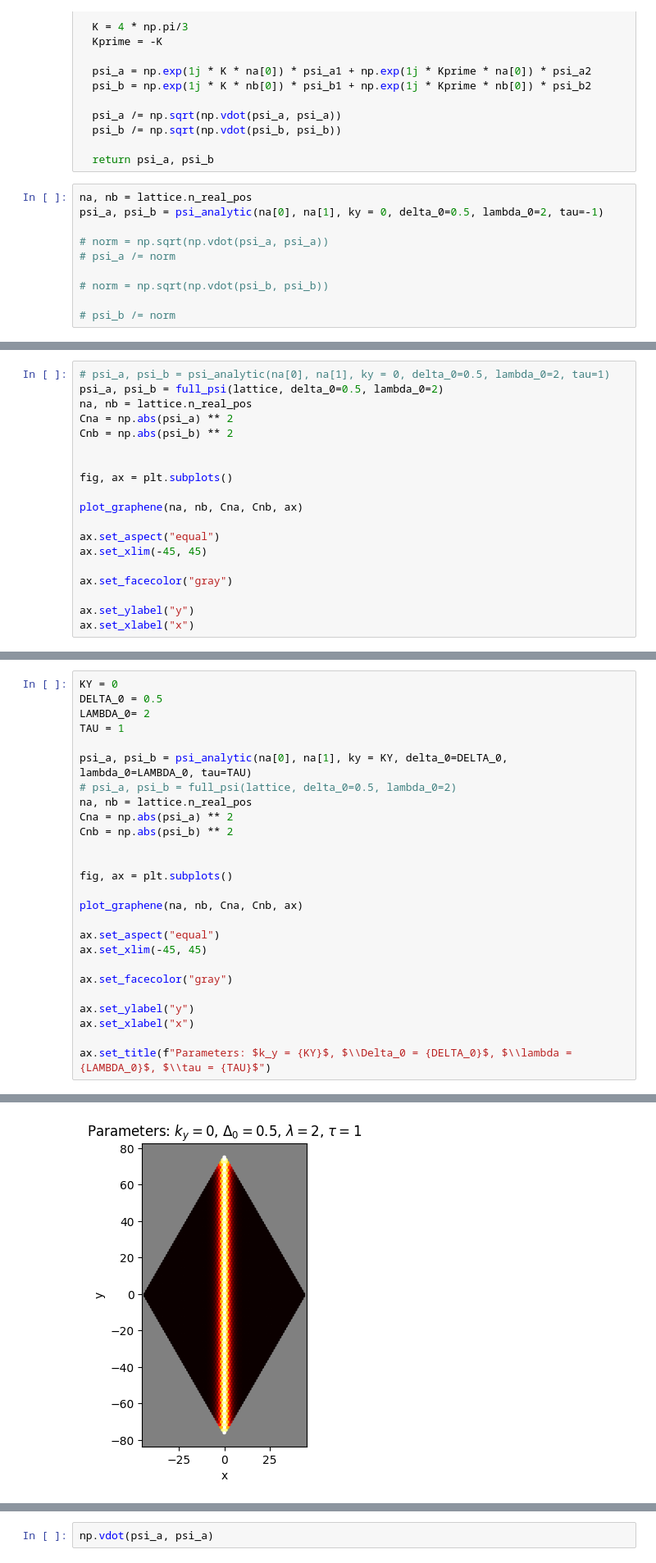
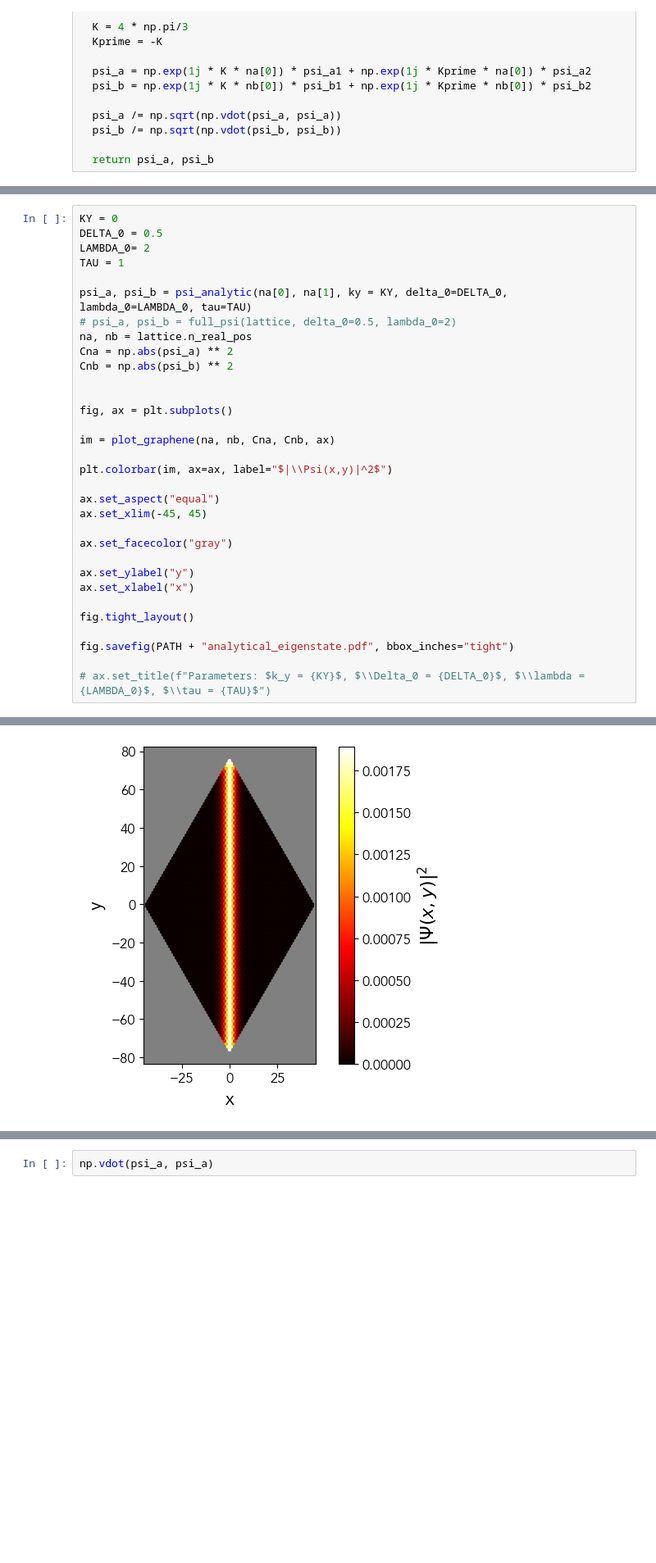
Before and after one commit to marcel-pinto/tight-binding-graphene-domain-wall, a Jupyter notebook: eigenstates.ipynb, the cells around one changed output, grey strips where cells are left out. Shown at 82% size. Drawn from its saved outputs; the diff is of its cells as text; blank space fills up the shorter version.

```diff
--- a/eigenstates.ipynb
+++ b/eigenstates.ipynb
@@ -113,13 +127,3 @@ def full_psi(lattice, delta_0, lambda_0):
   psi_b /= np.sqrt(np.vdot(psi_b, psi_b))
 
   return psi_a, psi_b
-# %%
-na, nb = lattice.n_real_pos
-psi_a, psi_b = psi_analytic(na[0], na[1], ky = 0, delta_0=0.5, lambda_0=2, tau=-1)
-
-# norm = np.sqrt(np.vdot(psi_a, psi_a))
-# psi_a /= norm
-
-# norm = np.sqrt(np.vdot(psi_b, psi_b))
-
-# psi_b /= norm
@@ -130,19 +129,0 @@ np.complex128(68.6737991851226+0j)
-# %%
-# psi_a, psi_b = psi_analytic(na[0], na[1], ky = 0, delta_0=0.5, lambda_0=2, tau=1)
-psi_a, psi_b = full_psi(lattice, delta_0=0.5, lambda_0=2)
-na, nb = lattice.n_real_pos
-Cna = np.abs(psi_a) ** 2
-Cnb = np.abs(psi_b) ** 2
-
-
-fig, ax = plt.subplots()
-
-plot_graphene(na, nb, Cna, Cnb, ax)
-
-ax.set_aspect("equal")
-ax.set_xlim(-45, 45)
-
-ax.set_facecolor("gray")
-
-ax.set_ylabel("y")
-ax.set_xlabel("x")
@@ -164,7 +142,9 @@ Cnb = np.abs(psi_b) ** 2
 
 fig, ax = plt.subplots()
 
-plot_graphene(na, nb, Cna, Cnb, ax)
+im = plot_graphene(na, nb, Cna, Cnb, ax)
+
+plt.colorbar(im, ax=ax, label="$|\\Psi(x,y)|^2$")
 
 ax.set_aspect("equal")
 ax.set_xlim(-45, 45)
@@ -174,5 +154,9 @@ ax.set_facecolor("gray")
 ax.set_ylabel("y")
 ax.set_xlabel("x")
 
-ax.set_title(f"Parameters: $k_y = {KY}$, $\\Delta_0 = {DELTA_0}$, $\\lambda = {LAMBDA_0}$, $\\tau = {TAU}$")
+fig.tight_layout()
+
+fig.savefig(PATH + "analytical_eigenstate.pdf", bbox_inches="tight")
+
+# ax.set_title(f"Parameters: $k_y = {KY}$, $\\Delta_0 = {DELTA_0}$, $\\lambda = {LAMBDA_0}$, $\\tau = {TAU}$")
 # %% [output]
@@ -180 +163 @@ Text(0.5, 1.0, 'Parameters: $k_y = 0$, $\\Delta_0 = 0.5$, $\\lambda = 2$, $\\tau
-[figure, old version]
+[figure, new version]
```
Also changed, not shown: parts of 11 cells of this notebook, 9 other files.
